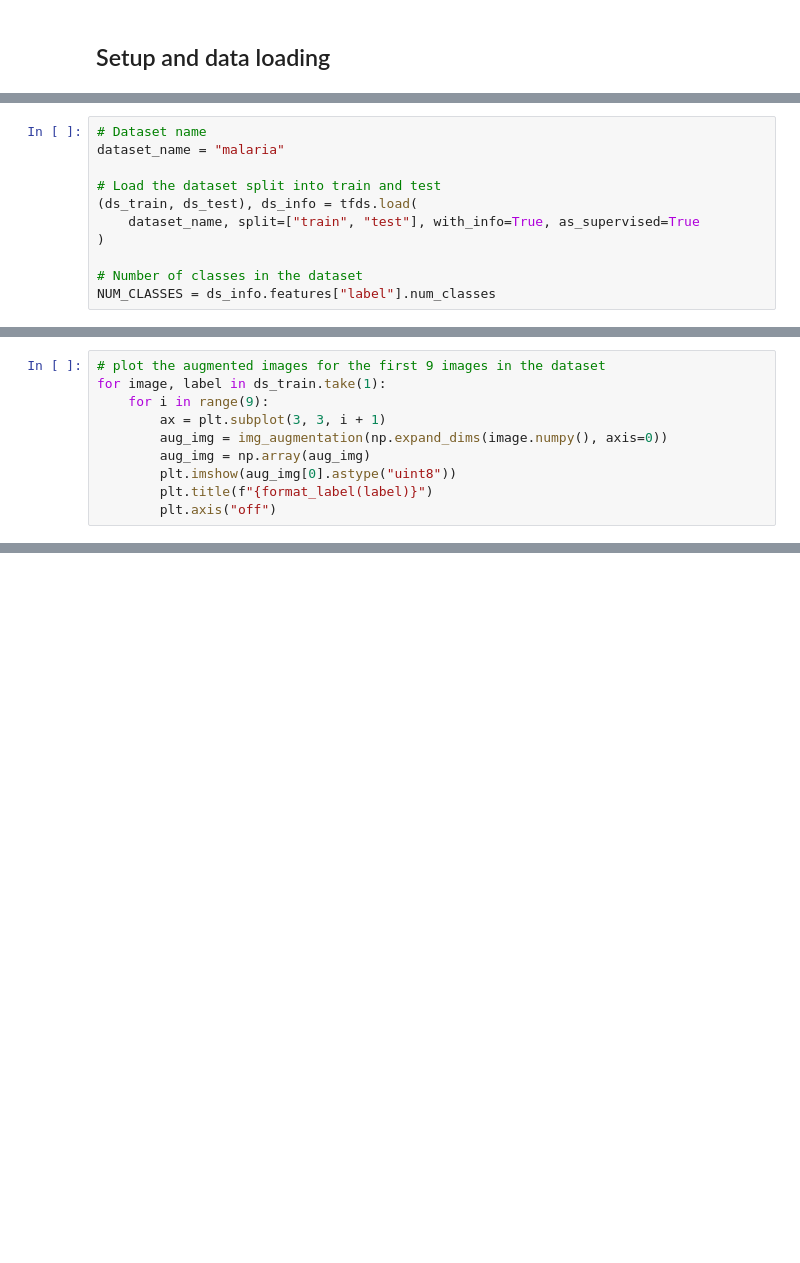
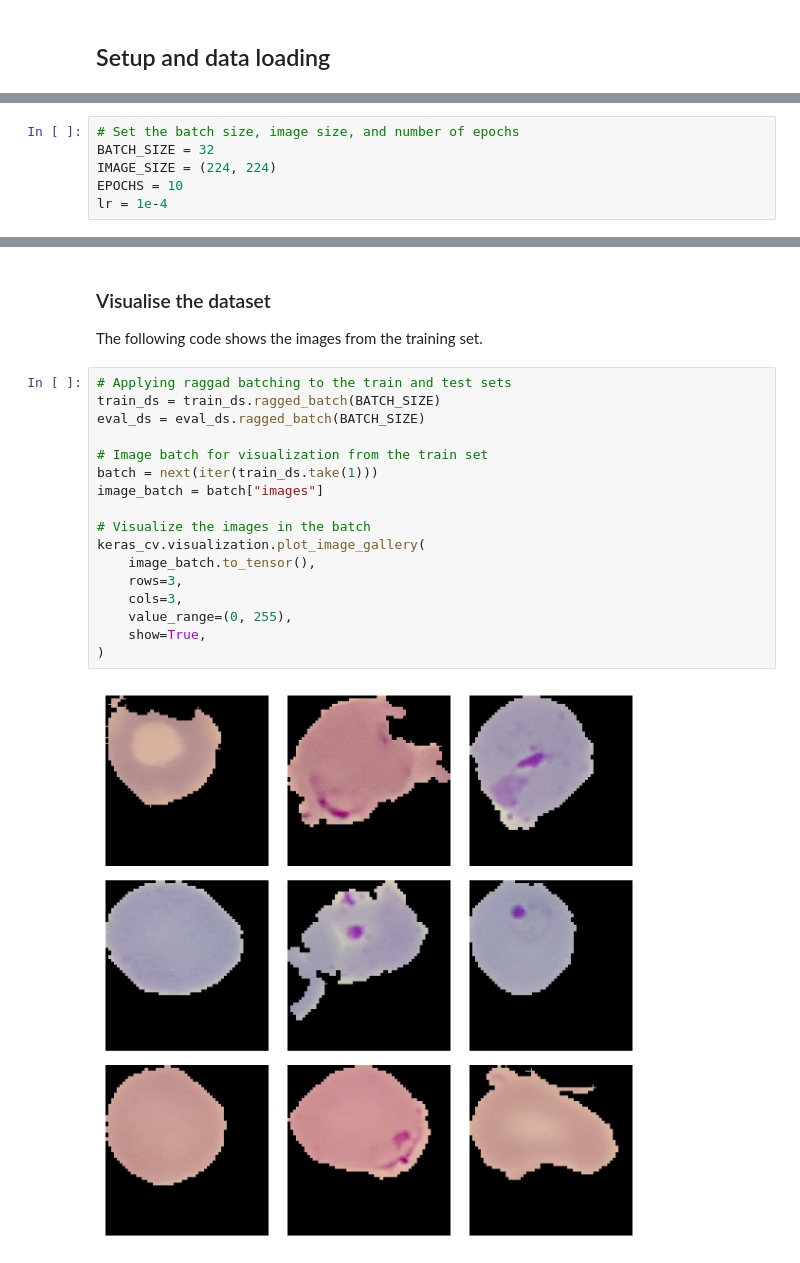
Before and after one commit to sitamgithub-MSIT/MalDetect, a Jupyter notebook: notebook/models/MODEL TRAINING(ResNet).ipynb, the cells around one changed output, grey strips where cells are left out. Drawn from its saved outputs; the diff is of its cells as text; blank space fills up the shorter version.

```diff
--- a/notebook/models/MODEL TRAINING(ResNet).ipynb
+++ b/notebook/models/MODEL TRAINING(ResNet).ipynb
@@ -32,11 +10,0 @@ Here we load data from [tensorflow_datasets](https://www.tensorflow.org/datasets
-# %%
-# Dataset name
-dataset_name = "malaria"
-
-# Load the dataset split into train and test
-(ds_train, ds_test), ds_info = tfds.load(
-    dataset_name, split=["train", "test"], with_info=True, as_supervised=True
-)
-
-# Number of classes in the dataset
-NUM_CLASSES = ds_info.features["label"].num_classes
@@ -110,10 +10,0 @@ Here we plot 9 examples of augmentation result of a given figure.
-# %%
-# plot the augmented images for the first 9 images in the dataset
-for image, label in ds_train.take(1):
-    for i in range(9):
-        ax = plt.subplot(3, 3, i + 1)
-        aug_img = img_augmentation(np.expand_dims(image.numpy(), axis=0))
-        aug_img = np.array(aug_img)
-        plt.imshow(aug_img[0].astype("uint8"))
-        plt.title(f"{format_label(label)}")
-        plt.axis("off")
@@ -378,0 +45,6 @@ plot_hist(hist)
+# %%
+# Set the batch size, image size, and number of epochs
+BATCH_SIZE = 32
+IMAGE_SIZE = (224, 224)
+EPOCHS = 10
+lr = 1e-4
@@ -378,0 +94,23 @@ plot_hist(hist)
+# %% [markdown]
+### Visualise the dataset
+
+The following code shows the images from the training set.
+# %%
+# Applying raggad batching to the train and test sets
+train_ds = train_ds.ragged_batch(BATCH_SIZE)
+eval_ds = eval_ds.ragged_batch(BATCH_SIZE)
+
+# Image batch for visualization from the train set
+batch = next(iter(train_ds.take(1)))
+image_batch = batch["images"]
+
+# Visualize the images in the batch
+keras_cv.visualization.plot_image_gallery(
+    image_batch.to_tensor(),
+    rows=3,
+    cols=3,
+    value_range=(0, 255),
+    show=True,
+)
+# %% [output]
+[figure, added]
```
Also changed, not shown: parts of 53 cells of this notebook, 25 other files.
